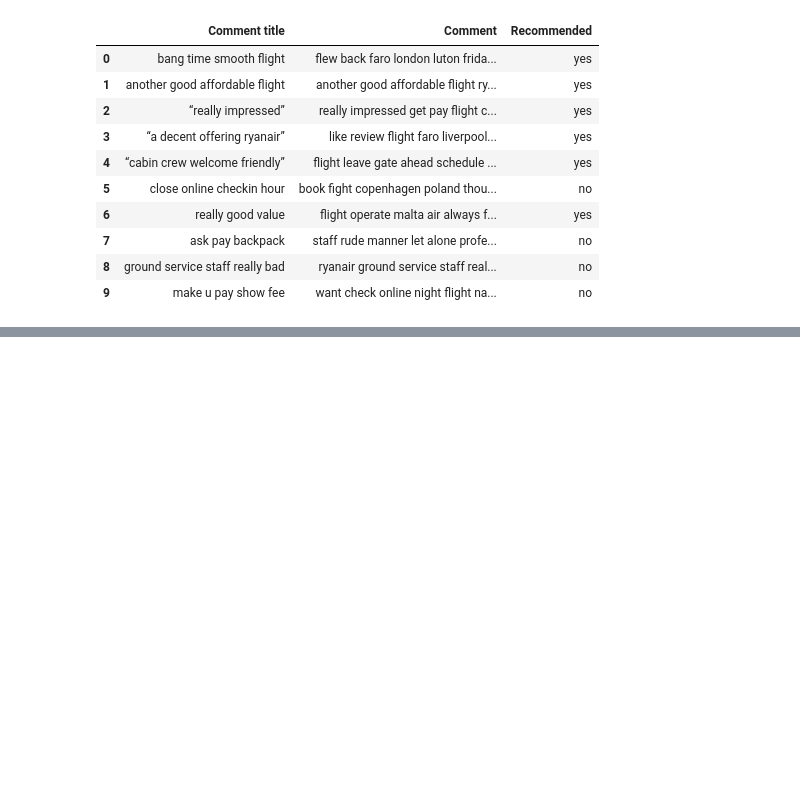
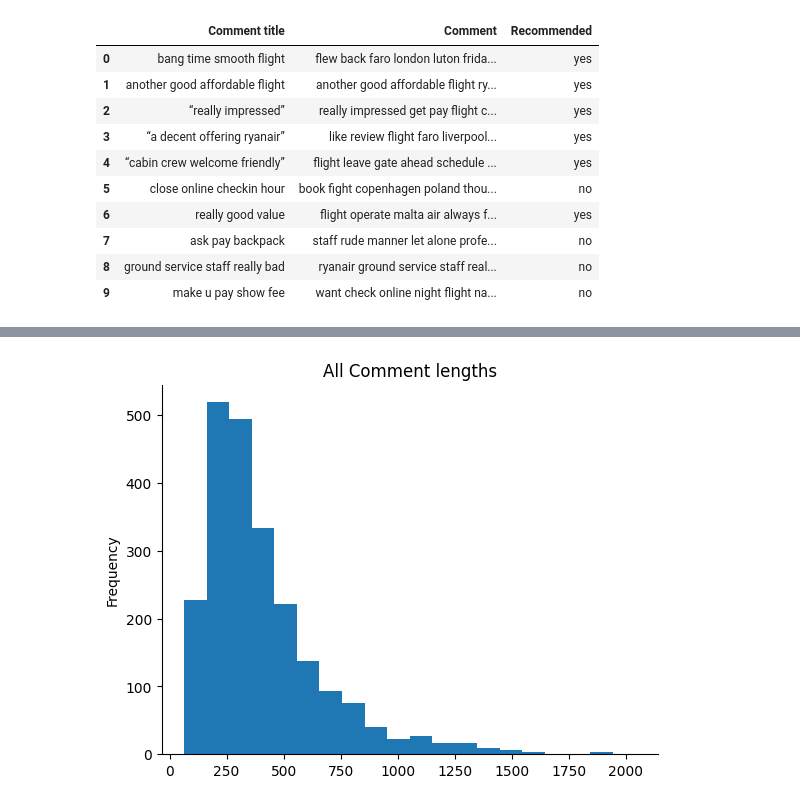
Before and after one commit to som-pat/Ryanair_NLP, a Jupyter notebook: Ryanair_EDA_&_Comments_NLP.ipynb, the cells around one changed output, grey strips where cells are left out. Cells and saved outputs as stored; diff of their text form; code cells hidden in the pictures; blank space fills up the shorter version.

```diff
--- a/Ryanair_EDA_&_Comments_NLP.ipynb
+++ b/Ryanair_EDA_&_Comments_NLP.ipynb
@@ -471,0 +564,5 @@ flew back faro london luton friday february ryanair direction bang time smooth f
+# %%
+# @title variation of comment length
+
+comm_df['Com_len'] = comm_df['Comment'].apply(lambda x: len(x))
+comm_df.head(10)
@@ -471,0 +581,7 @@ flew back faro london luton friday february ryanair direction bang time smooth f
+# %%
+# @title Com_len
+
+comm_df['Com_len'].plot(kind='hist', bins=20, title='All Comment lengths')
+plt.gca().spines[['top', 'right',]].set_visible(False)
+# %% [output]
+[figure, added]
```
Also changed, not shown: parts of 34 cells of this notebook.
